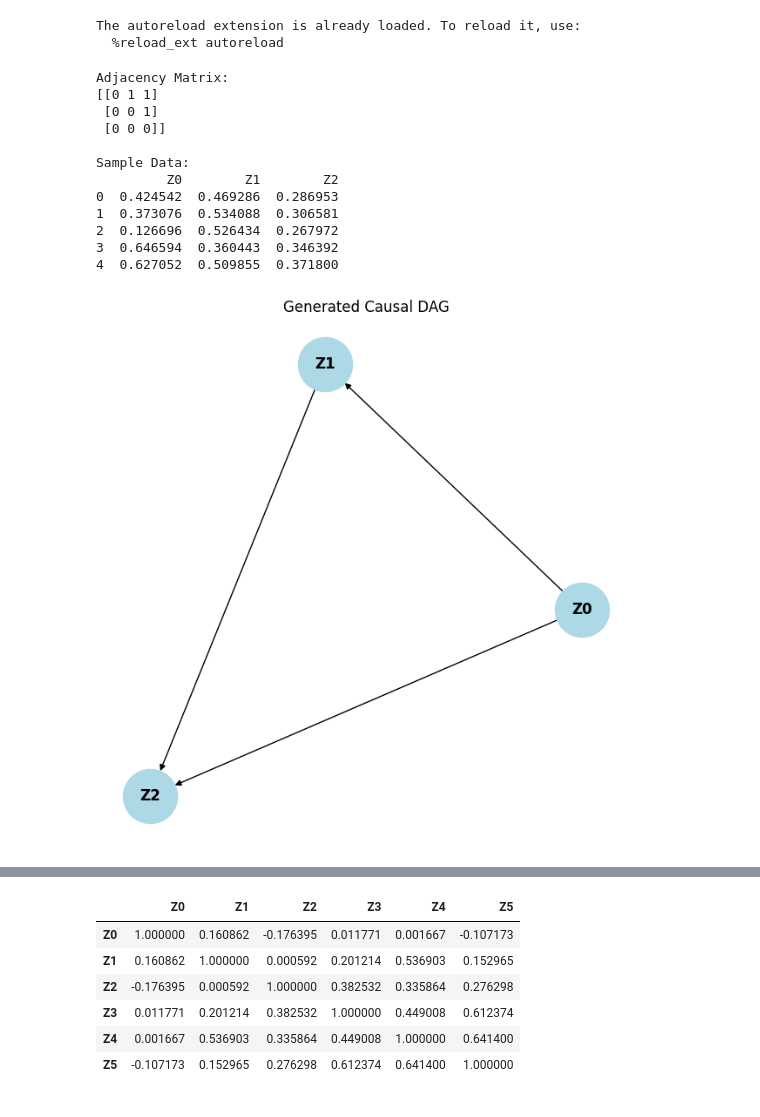
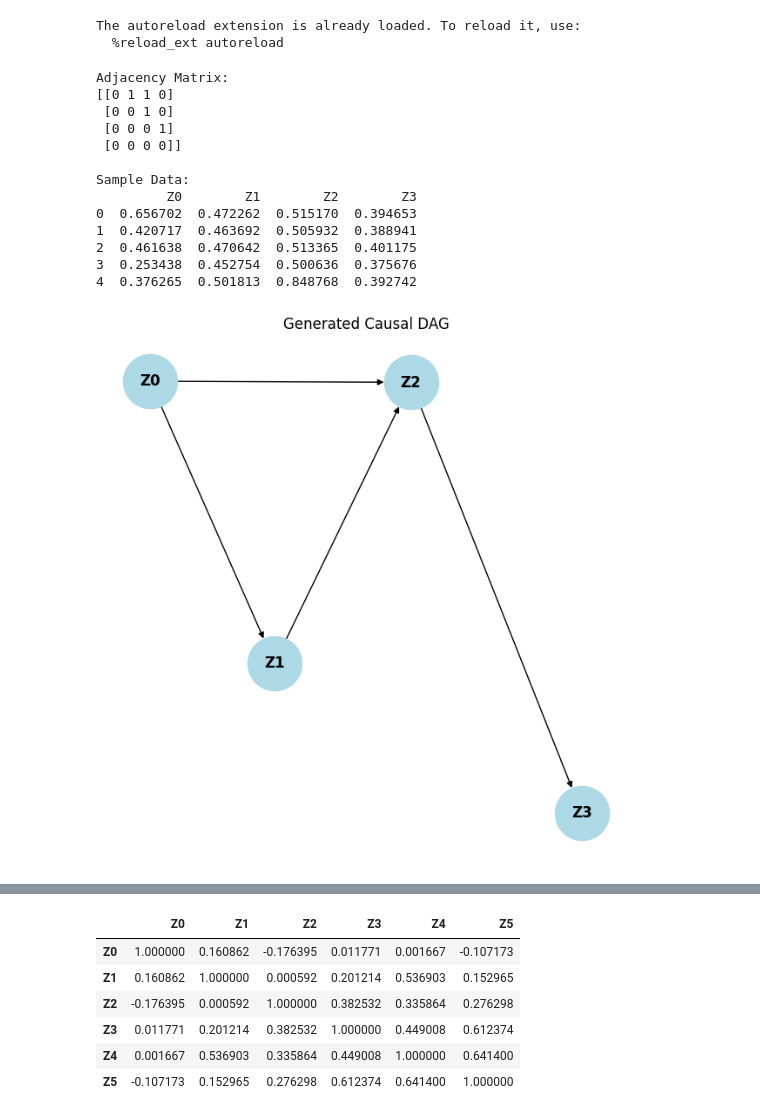
Before and after one commit to wasimahmadpk/cdmi, a Jupyter notebook: src/scms.ipynb, the cells around one changed output, grey strips where cells are left out. Cells and saved outputs as stored; diff of their text form; code cells hidden in the pictures.

```diff
--- a/src/scms.ipynb
+++ b/src/scms.ipynb
@@ -21,33 +21,34 @@ from TSGen import CausalSimulator
 
 np.random.seed(1)
 # %%
-n_nodes = 3  # Total variables (10 variables)
-edge_prob = 0.66      # Probability of edge creation
-nonlinear_prob = 0.7   # Chance of nonlinearity per edge
+n_nodes = 4  # Total variables (10 variables)
+edge_prob = 0.5      # Probability of edge creation
+nonlinear_prob = 0.0 # Chance of nonlinearity per edge
 
 sim = CausalSimulator(n_nodes, edge_prob, nonlinear_prob, 0.0, seed=42)
 df, graph = sim.simulate()  # Only df and adj returned
 
 print("Adjacency Matrix:")
 print(graph)
 print("\nSample Data:")
 print(df.head())
 
 sim.draw_dag()
 # %% [output]
 Adjacency Matrix:
-[[0 1 1]
- [0 0 1]
- [0 0 0]]
+[[0 1 1 0]
+ [0 0 1 0]
+ [0 0 0 1]
+ [0 0 0 0]]
 
 Sample Data:
-         Z0        Z1        Z2
-0  0.424542  0.469286  0.286953
-1  0.373076  0.534088  0.306581
-2  0.126696  0.526434  0.267972
-3  0.646594  0.360443  0.346392
-4  0.627052  0.509855  0.371800
+         Z0        Z1        Z2        Z3
+0  0.656702  0.472262  0.515170  0.394653
+1  0.420717  0.463692  0.505932  0.388941
+2  0.461638  0.470642  0.513365  0.401175
+3  0.253438  0.452754  0.500636  0.375676
+4  0.376265  0.501813  0.848768  0.392742
-[figure, old version]
+[figure, new version]
 # %%
 df.iloc[:100, ].plot()
 # %% [output]
```
Also changed, not shown: parts of 1 cell of this notebook, 1 other file.
